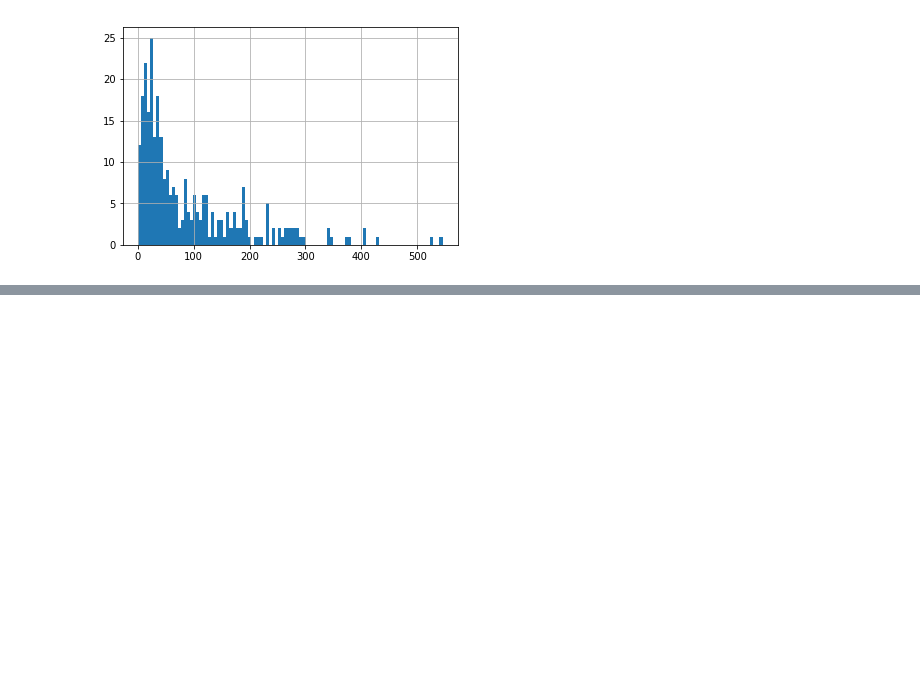
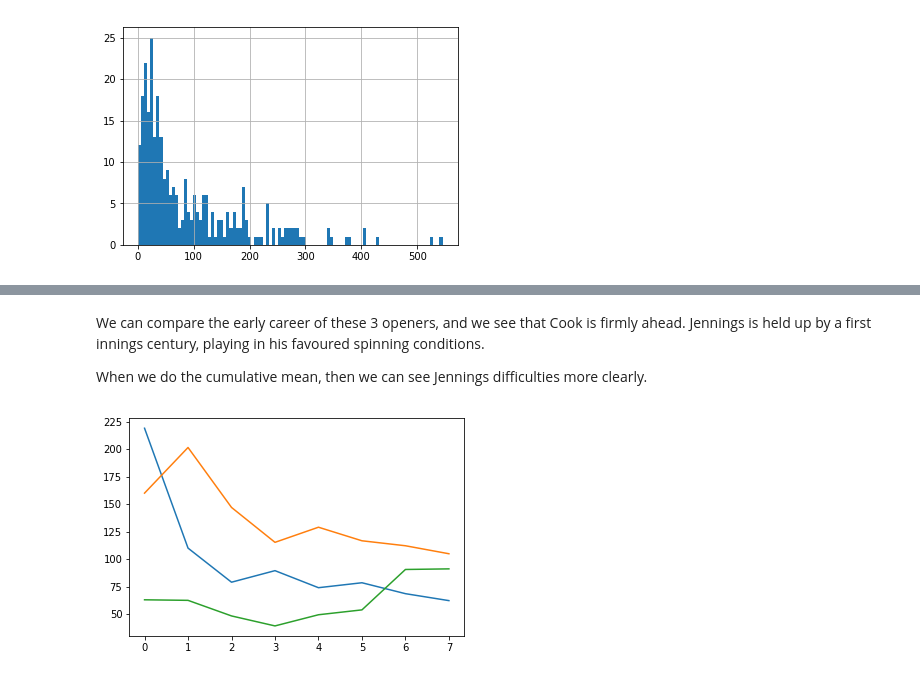
Before and after one commit to willcanniford/cricketer-analysis, a Jupyter notebook: sibley.ipynb, the cells around one changed output, grey strips where cells are left out. Drawn from its saved outputs; the diff is of its cells as text; code cells hidden in the pictures; blank space fills up the shorter version.

```diff
--- a/sibley.ipynb
+++ b/sibley.ipynb
@@ -109,0 +128,11 @@ plt.show()
+# %% [markdown]
+We can compare the early career of these 3 openers, and we see that Cook is firmly ahead. Jennings is held up by a first innings century, playing in his favoured spinning conditions.
+
+When we do the cumulative mean, then we can see Jennings difficulties more clearly.
+# %%
+plt.plot(jennings_8.BF.cumsum() / (np.arange(len(jennings_8)) + 1))
+plt.plot(cook_8.BF.cumsum() / (np.arange(len(cook_8)) + 1))
+plt.plot(sib_8.BF.cumsum() / (np.arange(len(sib_8)) + 1))
+plt.show()
+# %% [output]
+[figure, added]
```
Also changed, not shown: parts of 4 cells of this notebook.
